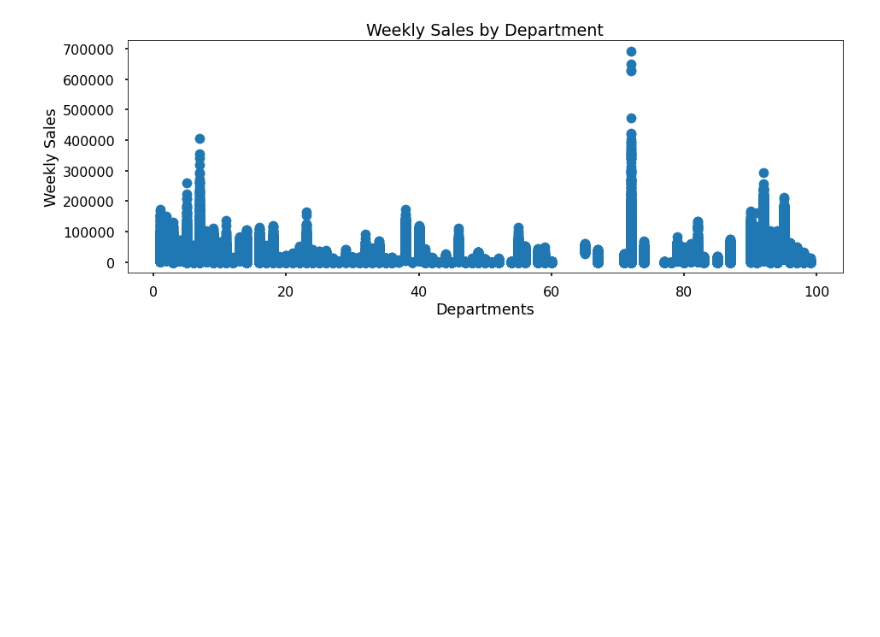
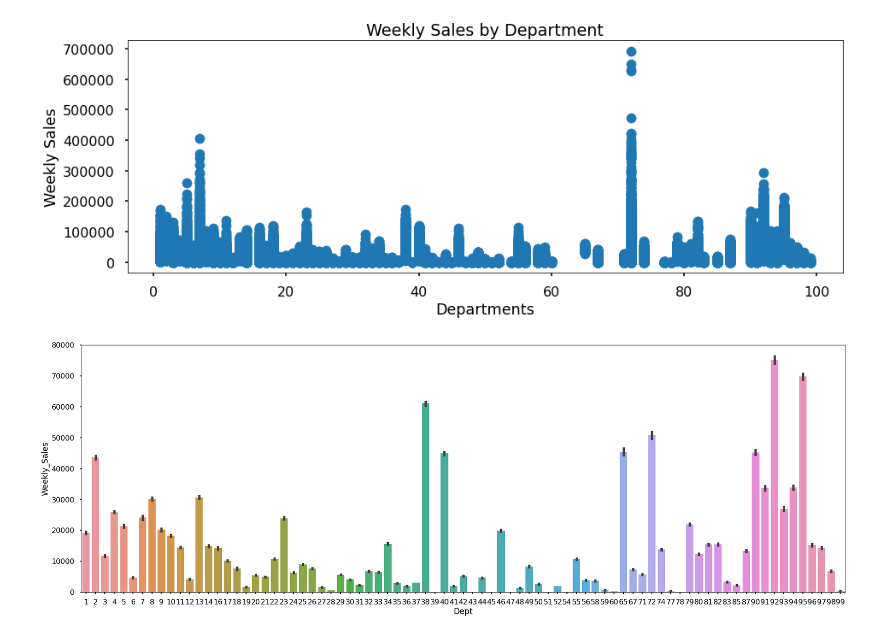
Before and after one commit to abideen-olawuwo/walmart-sales-forcast, a Jupyter notebook: walmart.ipynb, the cells around one changed output. Cells and saved outputs as stored; diff of their text form; code cells hidden in the pictures; blank space fills up the shorter version.

```diff
--- a/walmart.ipynb
+++ b/walmart.ipynb
@@ -408,4 +408,9 @@ plt.scatter(x,y)
 plt.show()
 # %% [output]
 [figure]
+# %%
+plt.figure(figsize=(30,10))
+fig = sns.barplot(x='Dept', y='Weekly_Sales', data=df)
+# %% [output]
+[figure, added]
 # %%
```
Also changed, not shown: parts of 11 cells of this notebook.
